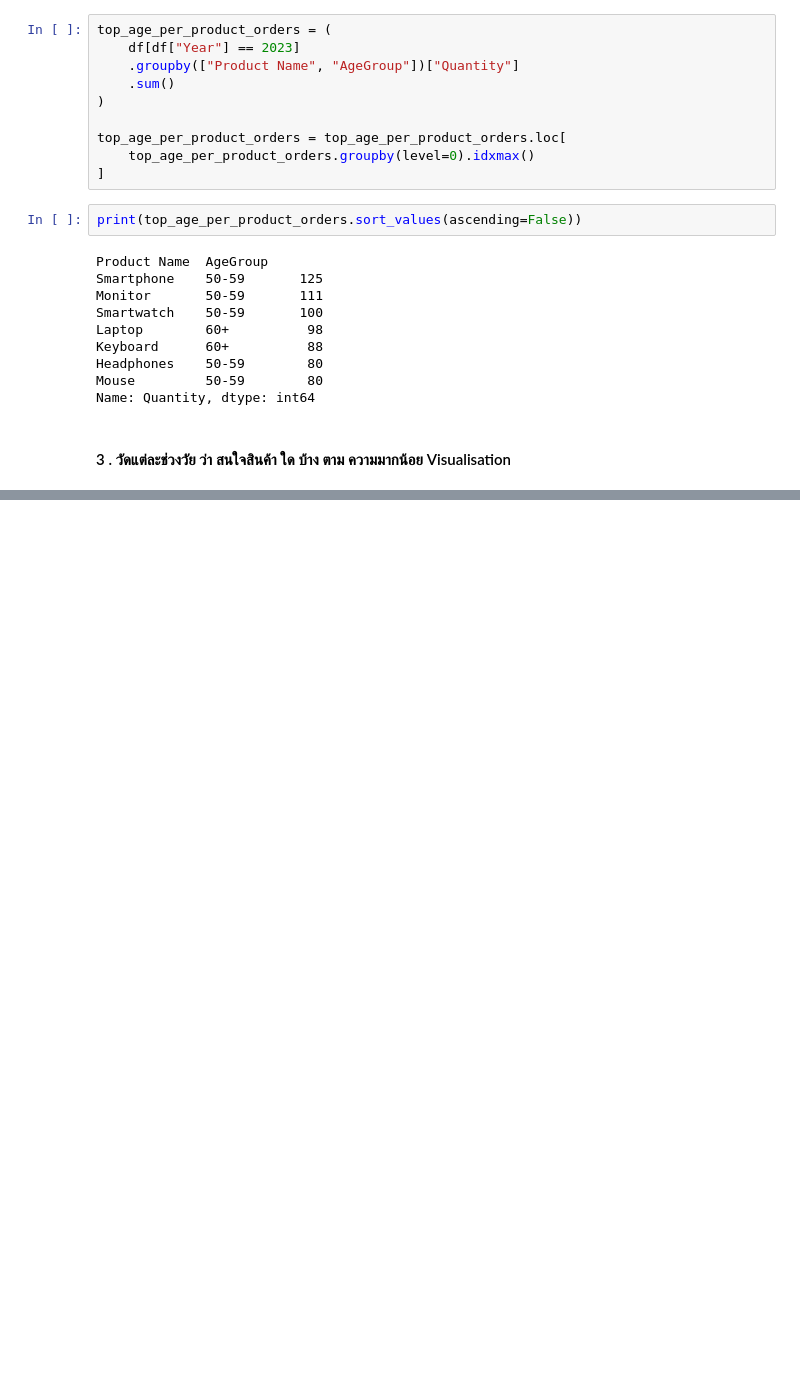
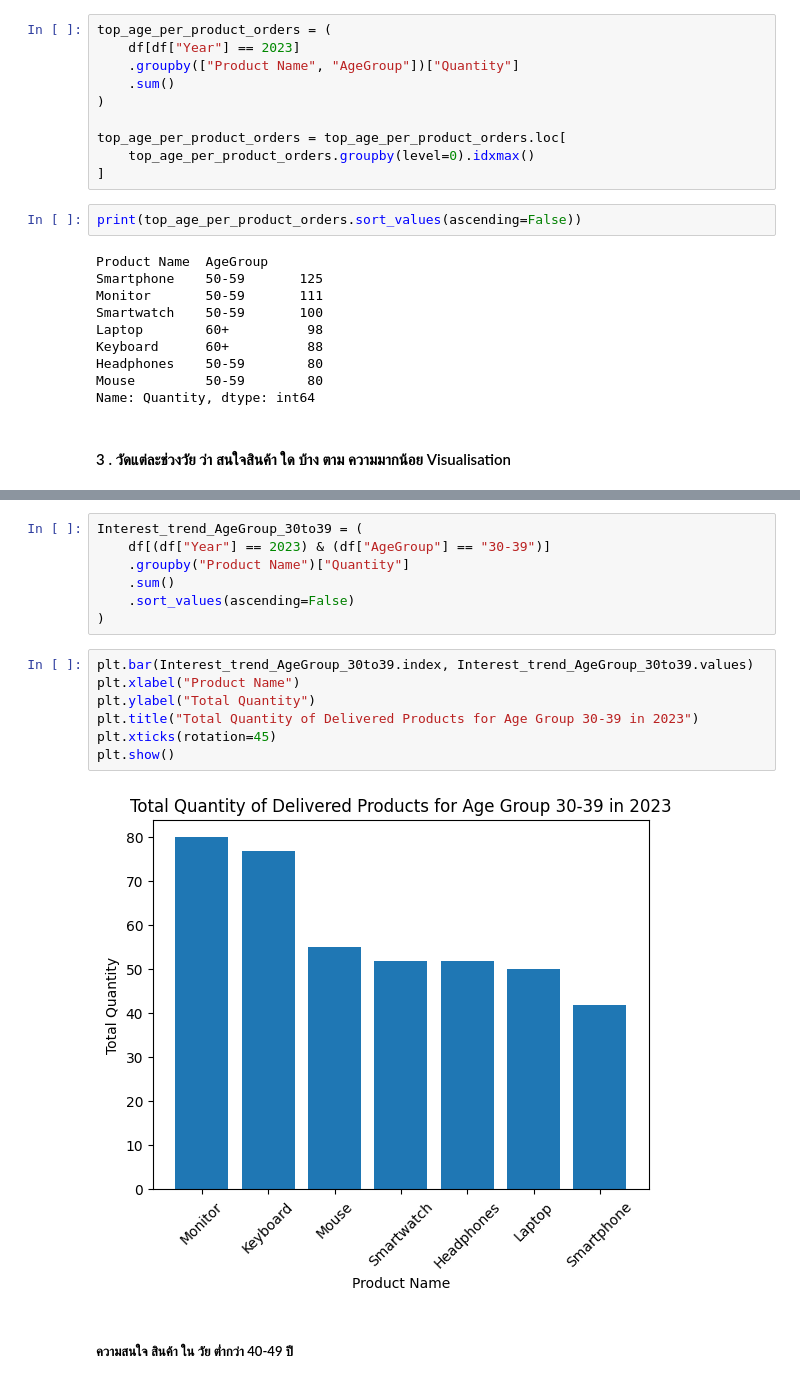
Before and after one commit to ppts2545/E-commerce-Sales-and-Customer-Insights-Dataset, a Jupyter notebook: notebooks/07_Top Product per AgeGroup.ipynb, the cells around one changed output, grey strips where cells are left out. Drawn from its saved outputs; the diff is of its cells as text; blank space fills up the shorter version.

```diff
--- a/notebooks/07_Top Product per AgeGroup.ipynb
+++ b/notebooks/07_Top Product per AgeGroup.ipynb
@@ -58,0 +101,18 @@ Name: Quantity, dtype: int64
+# %%
+Interest_trend_AgeGroup_30to39 = (
+    df[(df["Year"] == 2023) & (df["AgeGroup"] == "30-39")]
+    .groupby("Product Name")["Quantity"]
+    .sum()
+    .sort_values(ascending=False)
+)
+# %%
+plt.bar(Interest_trend_AgeGroup_30to39.index, Interest_trend_AgeGroup_30to39.values)
+plt.xlabel("Product Name")
+plt.ylabel("Total Quantity")
+plt.title("Total Quantity of Delivered Products for Age Group 30-39 in 2023")
+plt.xticks(rotation=45)
+plt.show()
+# %% [output]
+[figure, added]
+# %% [markdown]
+##### ความสนใจ สินค้า ใน วัย ตํ่ากว่า 40-49 ปี
```
Also changed, not shown: parts of 21 cells of this notebook, 4 other files.
